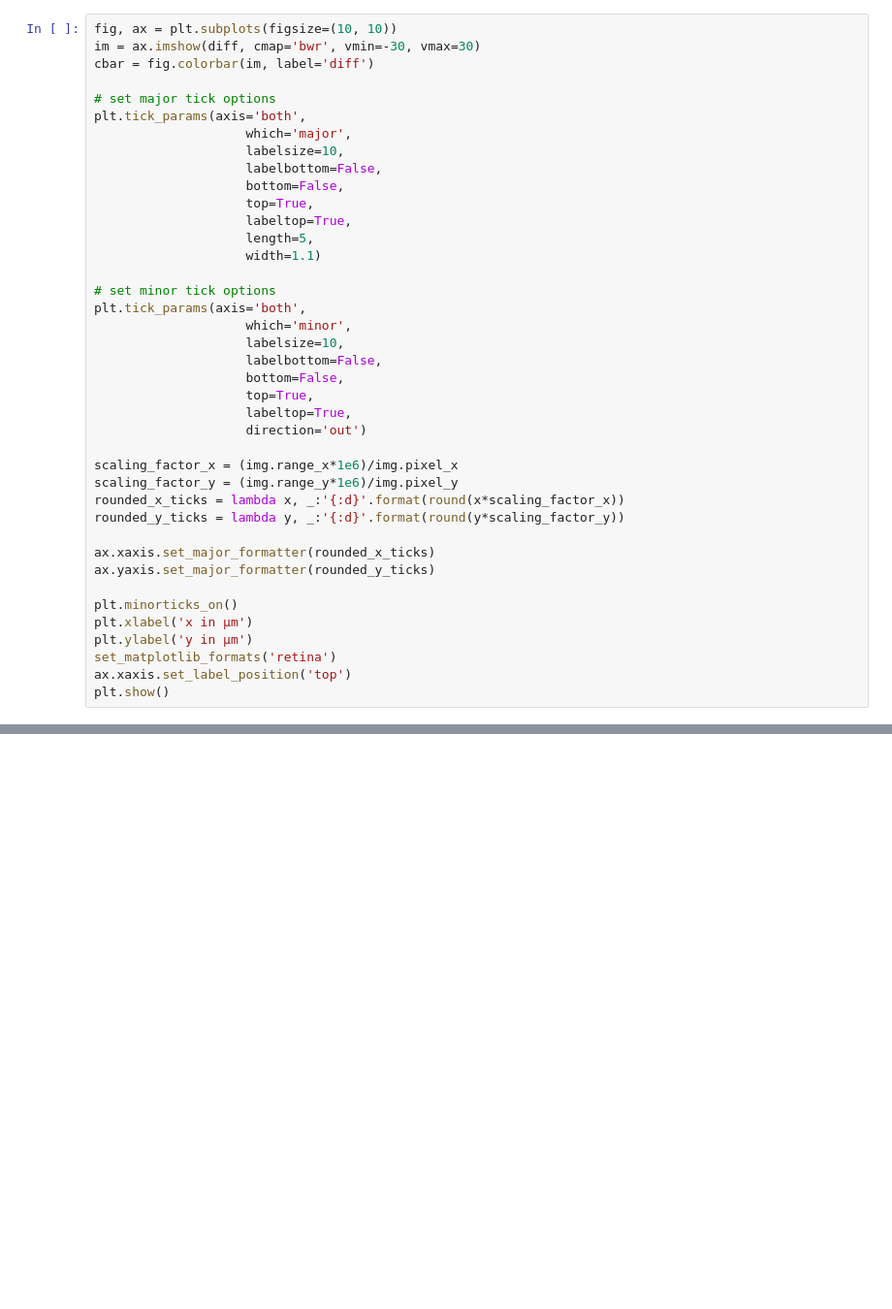
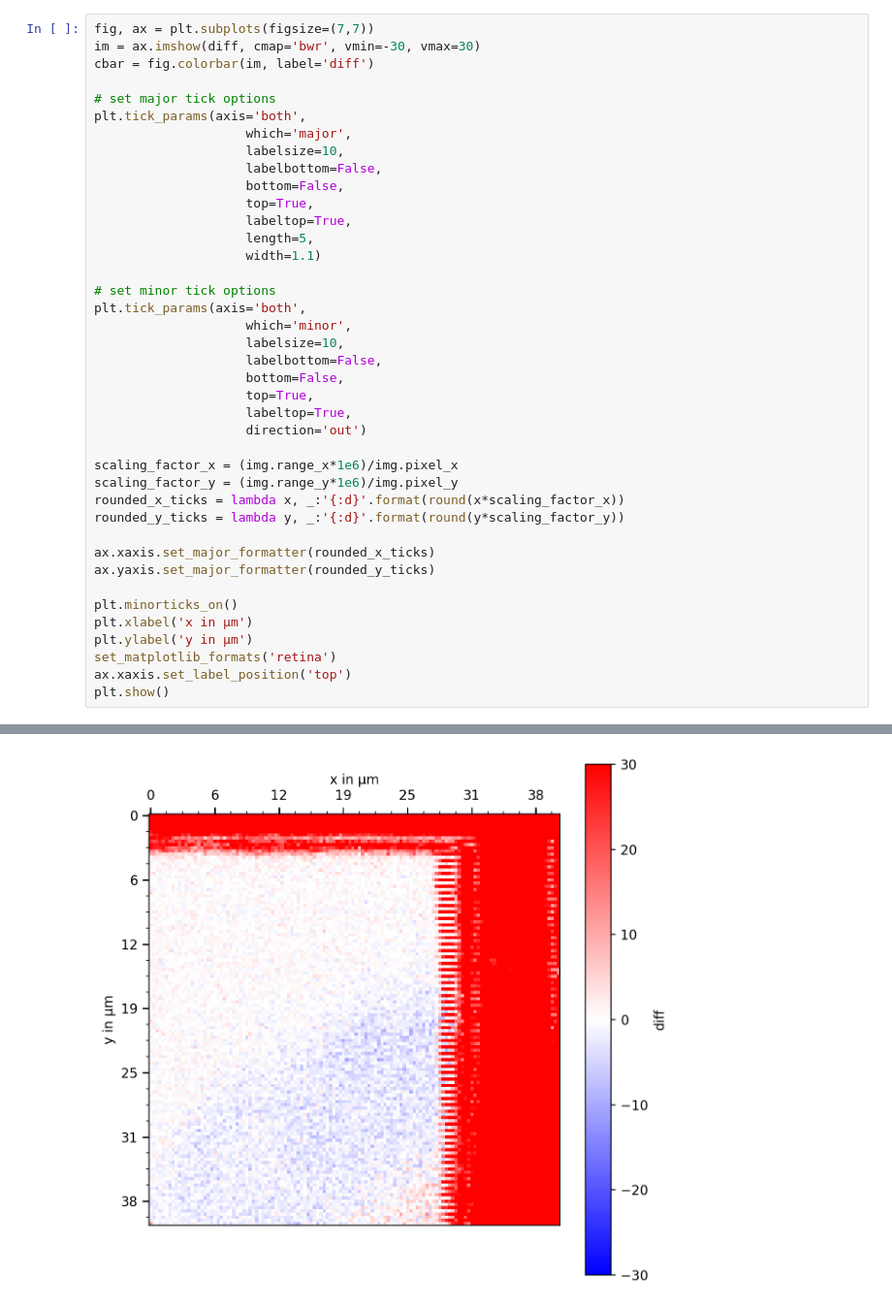
Before and after one commit to JKL453/s04-utils, a Jupyter notebook: pol-filter.ipynb, the cells around one changed output, grey strips where cells are left out. Shown at 97% size. Cells and saved outputs as stored; diff of their text form; blank space fills up the shorter version.

```diff
--- a/pol-filter.ipynb
+++ b/pol-filter.ipynb
@@ -28,5 +156,5 @@ NameError: name 'img' is not defined
 # %%
-fig, ax = plt.subplots(figsize=(10, 10))
+fig, ax = plt.subplots(figsize=(7,7))
 im = ax.imshow(diff, cmap='bwr', vmin=-30, vmax=30)
 cbar = fig.colorbar(im, label='diff')
 
@@ -70,3 +197,4 @@ NameError: name 'plt' is not defined
+[figure, added]
 # %%
 detector1 = vertical
 detector2 = horizontal
```
Also changed, not shown: parts of 11 cells of this notebook, 9 other files.
